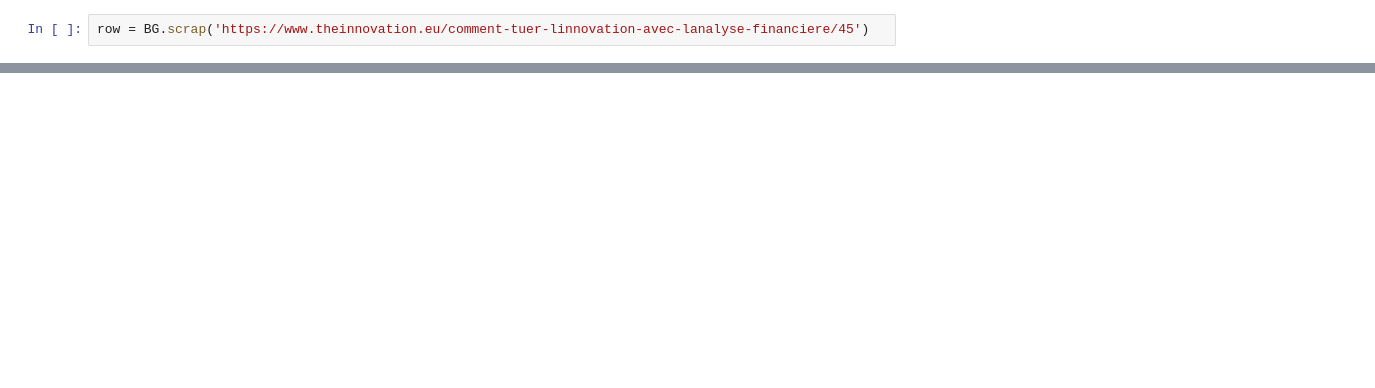
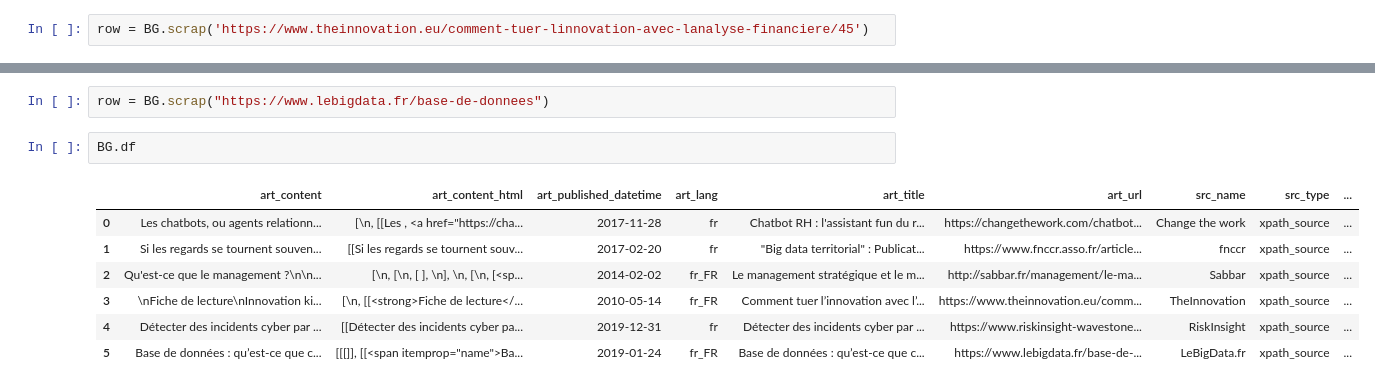
Before and after one commit to nicolas-enjalbert/pip2020_G2, a Jupyter notebook: Scraping/Jason DAURAT.ipynb, the cells around one changed output, grey strips where cells are left out. Cells and saved outputs as stored; diff of their text form; blank space fills up the shorter version.

Commit message:
Update BigScraper and Generic Scraper

```diff
--- a/Scraping/Jason DAURAT.ipynb
+++ b/Scraping/Jason DAURAT.ipynb
@@ -276,0 +382,12 @@ BG.df
+# %%
+row = BG.scrap("https://www.lebigdata.fr/base-de-donnees")
+# %%
+BG.df
+# %% [output]
+|  | art_content | art_content_html | art_published_datetime | art_lang | art_title | art_url | src_name | src_type | ... |
+| 0 | Les chatbots, ou agents relationn... | [\n, [[Les , <a href="https://cha... | 2017-11-28 | fr | Chatbot RH : l'assistant fun du r... | https://changethework.com/chatbot... | Change the work | xpath_source | ... |
+| 1 | Si les regards se tournent souven... | [[Si les regards se tournent souv... | 2017-02-20 | fr | "Big data territorial" : Publicat... | https://www.fnccr.asso.fr/article... | fnccr | xpath_source | ... |
+| 2 | Qu'est-ce que le management ?\n\n... | [\n, [\n, [ ], \n], \n, [\n, [<sp... | 2014-02-02 | fr_FR | Le management stratégique et le m... | http://sabbar.fr/management/le-ma... | Sabbar | xpath_source | ... |
+| 3 | \nFiche de lecture\nInnovation ki... | [\n, [[<strong>Fiche de lecture</... | 2010-05-14 | fr_FR | Comment tuer l’innovation avec l’... | https://www.theinnovation.eu/comm... | TheInnovation | xpath_source | ... |
+| 4 | Détecter des incidents cyber par ... | [[Détecter des incidents cyber pa... | 2019-12-31 | fr | Détecter des incidents cyber par ... | https://www.riskinsight-wavestone... | RiskInsight | xpath_source | ... |
+| 5 | Base de données : qu’est-ce que c... | [[[]], [[<span itemprop="name">Ba... | 2019-01-24 | fr_FR | Base de données : qu’est-ce que c... | https://www.lebigdata.fr/base-de-... | LeBigData.fr | xpath_source | ... |
```
Also changed, not shown: parts of 18 cells of this notebook, 1 other file.
